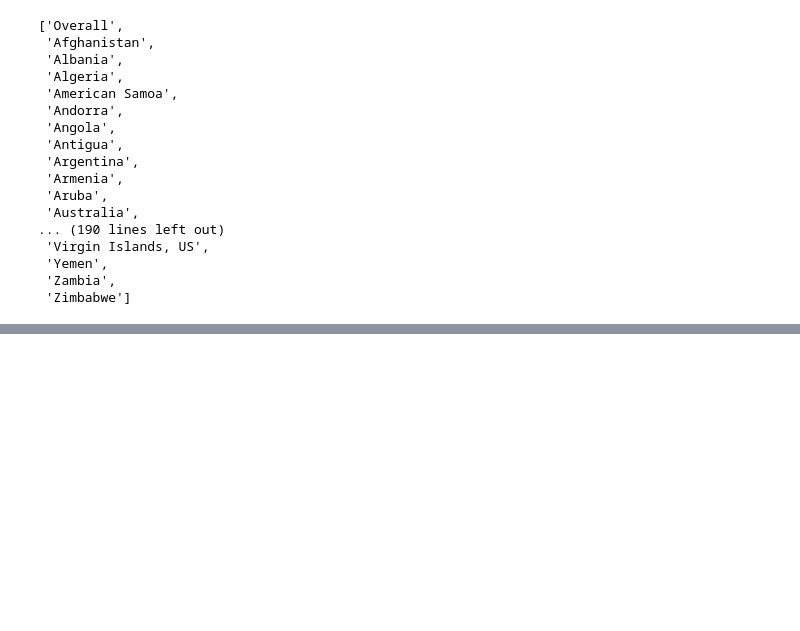
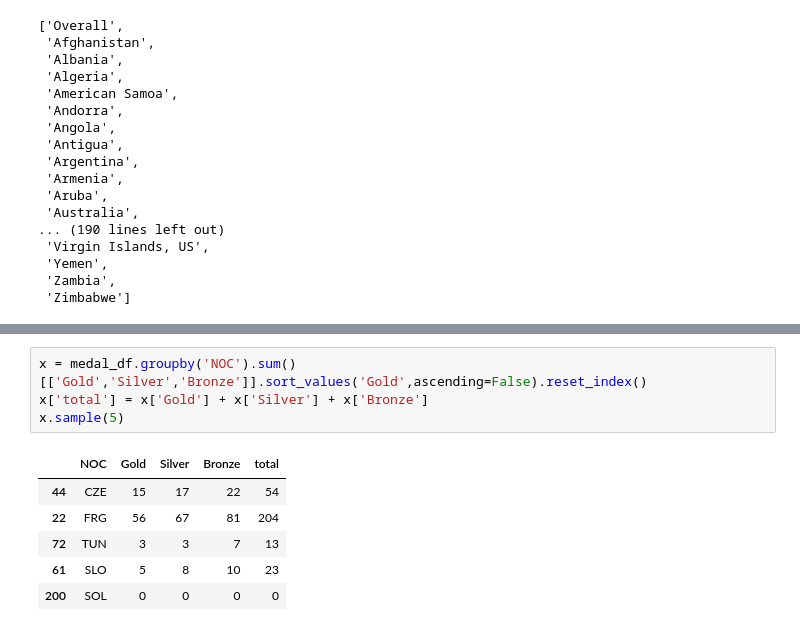
Before and after one commit to furyfist/Olympics-Data-Analyser, a Jupyter notebook: olympic_analysis.ipynb, the cells around one changed output, grey strips where cells are left out. Saved outputs shown, nothing was run; the diff lists cells and outputs as text; blank space fills up the shorter version.

```diff
--- a/olympic_analysis.ipynb
+++ b/olympic_analysis.ipynb
@@ -277,0 +359,11 @@ country.tolist()
+# %%
+x = medal_df.groupby('NOC').sum()[['Gold','Silver','Bronze']].sort_values('Gold',ascending=False).reset_index()
+x['total'] = x['Gold'] + x['Silver'] + x['Bronze']
+x.sample(5)
+# %% [output]
+|  | NOC | Gold | Silver | Bronze | total |
+| 44 | CZE | 15 | 17 | 22 | 54 |
+| 22 | FRG | 56 | 67 | 81 | 204 |
+| 72 | TUN | 3 | 3 | 7 | 13 |
+| 61 | SLO | 5 | 8 | 10 | 23 |
+| 200 | SOL | 0 | 0 | 0 | 0 |
```
Also changed, not shown: parts of 7 cells of this notebook, 2 other files.
